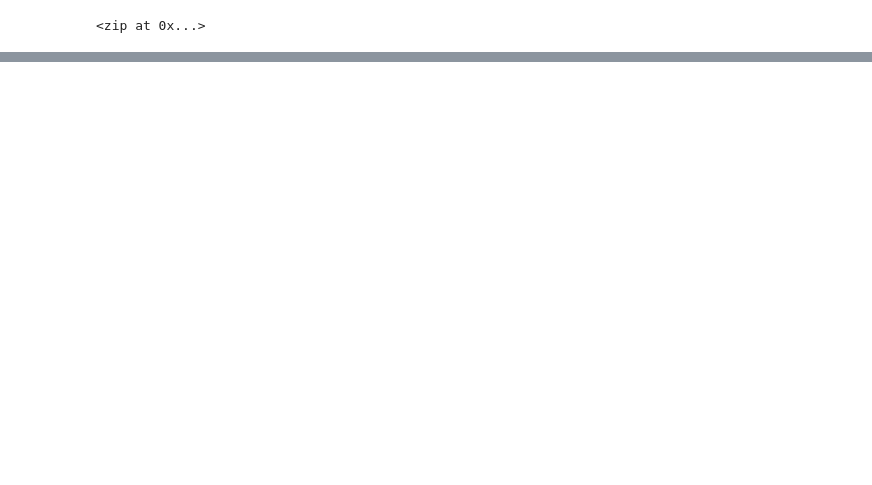
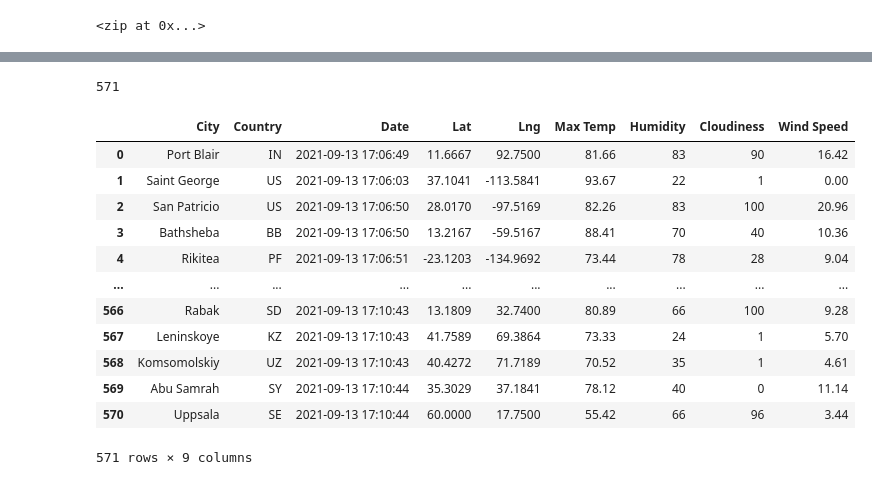
Before and after one commit to ssanmug/World_Weather_Analysis, a Jupyter notebook: WeatherPy.ipynb, the cells around one changed output, grey strips where cells are left out. Drawn from its saved outputs; the diff is of its cells as text; code cells hidden in the pictures; blank space fills up the shorter version.

Commit message:
Uploaded updated WeatherPy.ipynb with weather_data folder

```diff
--- a/WeatherPy.ipynb
+++ b/WeatherPy.ipynb
@@ -33,0 +43,3 @@ len(cities)
+# %%
+# Starting URL for Weather Map API Call.
+url = "http://api.openweathermap.org/data/2.5/weather?units=Imperial&APPID=" + weather_api_key
@@ -33,0 +125,4 @@ len(cities)
+# %%
+# Convert the array of dictionaries to a Pandas DataFrame.
+city_data_df = pd.DataFrame(city_data)
+city_data_df.head(10)
@@ -33,0 +141,24 @@ len(cities)
+# %%
+# Confirm row count > 500 cities
+len(city_data_df)
+# %% [output]
+571
+# %%
+# Reorder columns
+new_column_order = ["City", "Country", "Date", "Lat", "Lng", "Max Temp", "Humidity", "Cloudiness", "Wind Speed"]
+city_data_df = city_data_df[new_column_order]
+city_data_df
+# %% [output]
+|  | City | Country | Date | Lat | Lng | Max Temp | Humidity | Cloudiness | Wind Speed |
+| 0 | Port Blair | IN | 2021-09-13 17:06:49 | 11.6667 | 92.7500 | 81.66 | 83 | 90 | 16.42 |
+| 1 | Saint George | US | 2021-09-13 17:06:03 | 37.1041 | -113.5841 | 93.67 | 22 | 1 | 0.00 |
+| 2 | San Patricio | US | 2021-09-13 17:06:50 | 28.0170 | -97.5169 | 82.26 | 83 | 100 | 20.96 |
+| 3 | Bathsheba | BB | 2021-09-13 17:06:50 | 13.2167 | -59.5167 | 88.41 | 70 | 40 | 10.36 |
+| 4 | Rikitea | PF | 2021-09-13 17:06:51 | -23.1203 | -134.9692 | 73.44 | 78 | 28 | 9.04 |
+| ... | ... | ... | ... | ... | ... | ... | ... | ... | ... |
+| 566 | Rabak | SD | 2021-09-13 17:10:43 | 13.1809 | 32.7400 | 80.89 | 66 | 100 | 9.28 |
+| 567 | Leninskoye | KZ | 2021-09-13 17:10:43 | 41.7589 | 69.3864 | 73.33 | 24 | 1 | 5.70 |
+| 568 | Komsomolskiy | UZ | 2021-09-13 17:10:43 | 40.4272 | 71.7189 | 70.52 | 35 | 1 | 4.61 |
+| 569 | Abu Samrah | SY | 2021-09-13 17:10:44 | 35.3029 | 37.1841 | 78.12 | 40 | 0 | 11.14 |
+| 570 | Uppsala | SE | 2021-09-13 17:10:44 | 60.0000 | 17.7500 | 55.42 | 66 | 96 | 3.44 |
+571 rows × 9 columns
```
Also changed, not shown: parts of 6 cells of this notebook, 2 other files.
